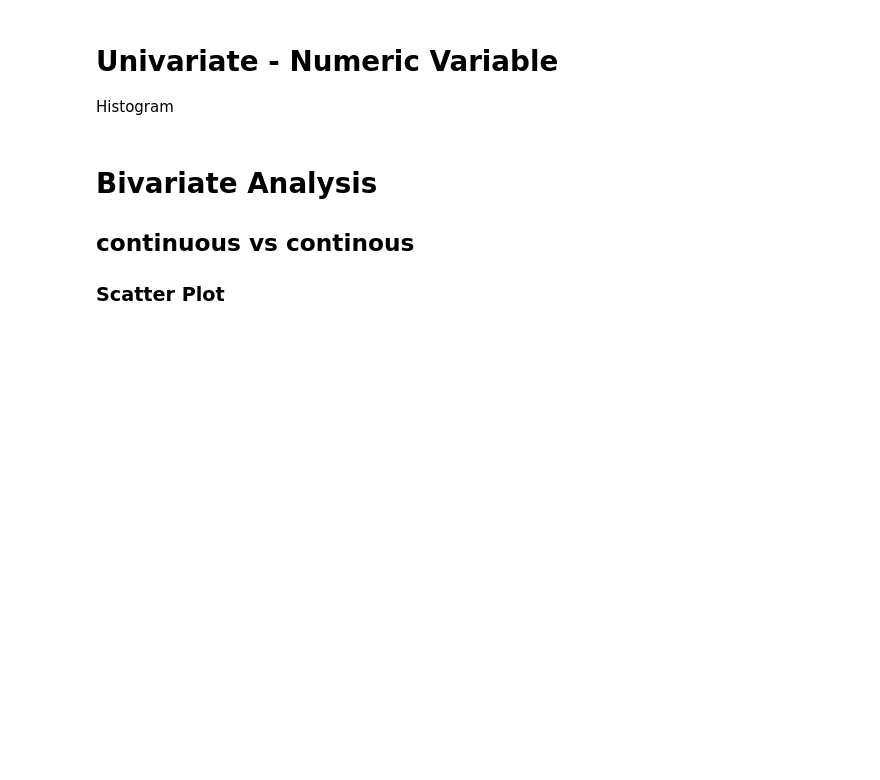
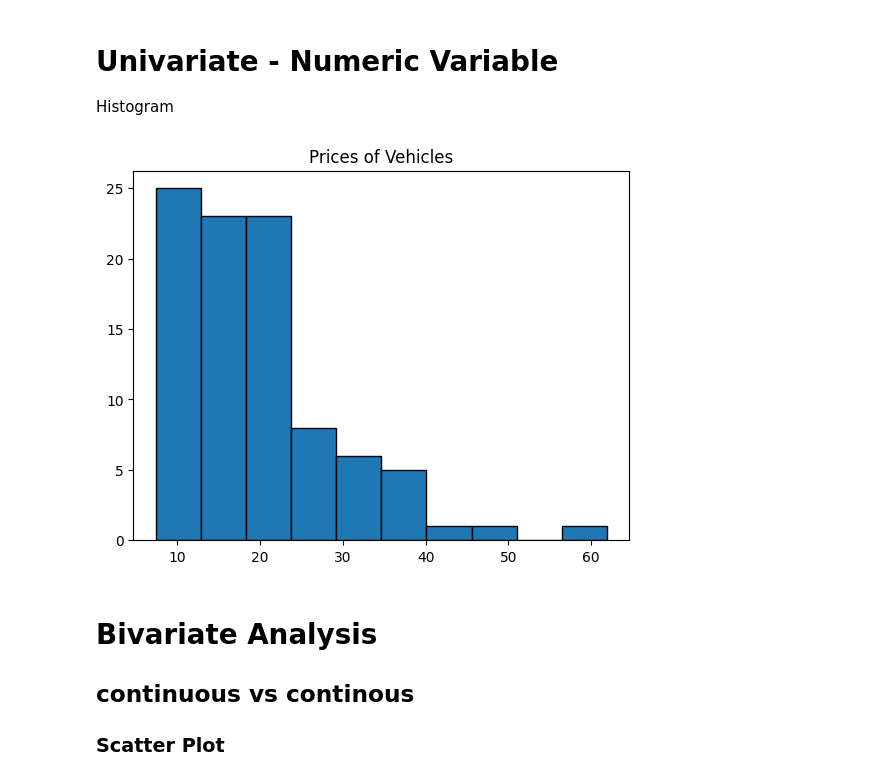
Before and after one commit to SachinGunjal001/Python-for-Machine-Learning, a Jupyter notebook: Visuals_Sns_Plt_plotly.ipynb, the cells around one changed output. Saved outputs shown, nothing was run; the diff lists cells and outputs as text; code cells hidden in the pictures; blank space fills up the shorter version.

```diff
--- a/Visuals_Sns_Plt_plotly.ipynb
+++ b/Visuals_Sns_Plt_plotly.ipynb
@@ -264,6 +305,12 @@ Count plot
 # %% [markdown]
 # Univariate - Numeric Variable
 Histogram
+# %%
+plt.hist(x='Price', data=cars, edgecolor='black')
+plt.title('Prices of Vehicles')
+plt.show()
+# %% [output]
+[figure, added]
 # %% [markdown]
 # Bivariate Analysis
 ## continuous vs continous
```
Also changed, not shown: parts of 12 cells of this notebook.
